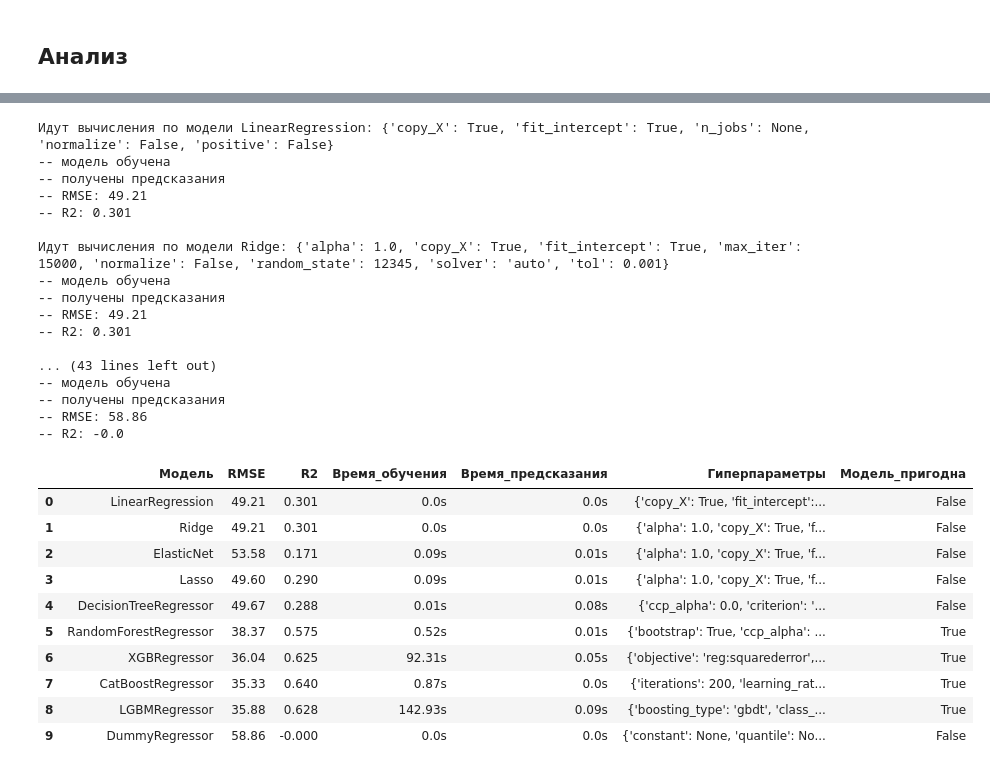
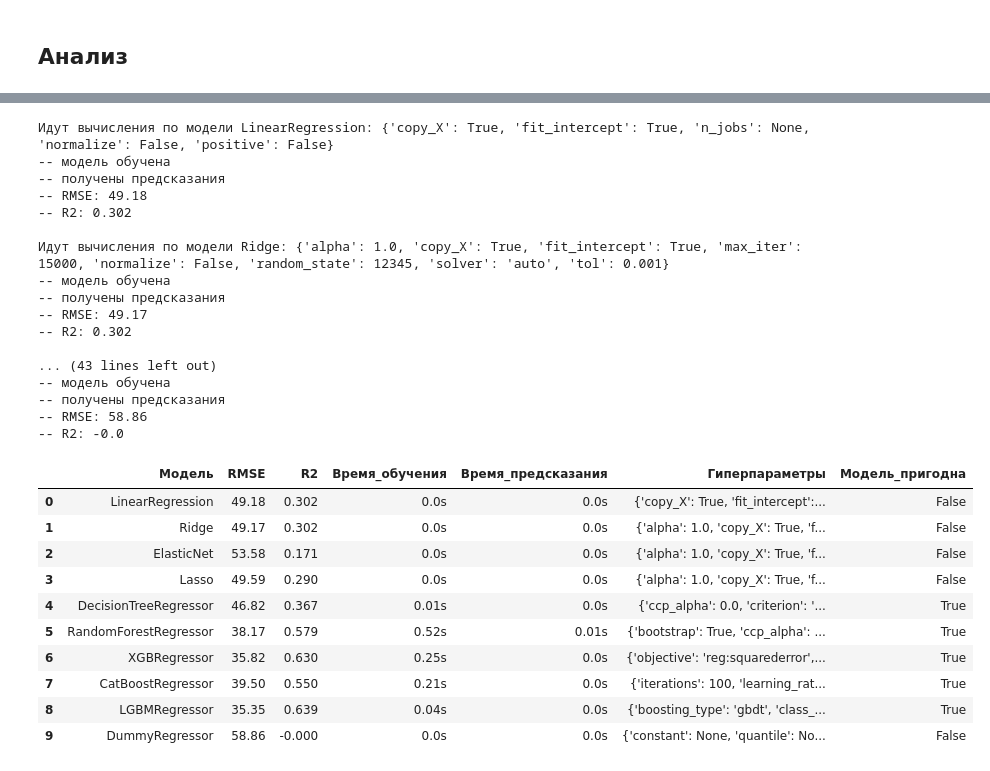
Before and after one commit to Jonzzi/yandex_practicum, a Jupyter notebook: taxi_orders/Yumagulov_Taxi_Orders.ipynb, the cells around one changed output, grey strips where cells are left out. Drawn from its saved outputs; the diff is of its cells as text; code cells hidden in the pictures.

```diff
--- a/taxi_orders/Yumagulov_Taxi_Orders.ipynb
+++ b/taxi_orders/Yumagulov_Taxi_Orders.ipynb
@@ -89,0 +94,5 @@ memory usage: 414.0 KB
+# %%
+data = data.resample('1H').sum()
+data = data.dropna()
+data.info()
+data.plot(figsize=[12,9], title='Значения ресемплированные с интервалом в 1 час', xlabel='Время заказа', ylabel='Количество заказов')
@@ -139,17 +158,19 @@ data.plot(figsize=[12,9], title='Разности временного ряда,
 # %%
-def make_features(data, max_lag, rolling_mean_size):
-    data['hour'] = data.index.hour
-#    data['month'] = data.index.month
-#    data['day'] = data.index.day
-    data['dayofweek'] = data.index.dayofweek
+def make_features(dt, max_lag, rolling_mean_size):
+    dt['hour'] = dt.index.hour
+    dt['month'] = dt.index.month
+    dt['day'] = dt.index.day
+    dt['dayofweek'] = dt.index.dayofweek
     for lag in range(1, max_lag + 1):
-        data['lag_{}'.format(lag)] = data['num_orders'].shift(lag)
-    data['rolling_mean'] = data['num_orders'].shift().rolling(rolling_mean_size).mean()
+        dt['lag_{}'.format(lag)] = dt['num_orders'].shift(lag)
+    dt['rolling_mean'] = dt['num_orders'].shift().rolling(rolling_mean_size).mean()
+    return dt
 
-make_features(data, 1, 24)
+diff_data = make_features(diff_data, ML, RMS)
 # %%
-train, test = train_test_split(data, shuffle=False, test_size=0.1)
+train, test = train_test_split(diff_data, shuffle=False, test_size=0.1)
 train = train.dropna()
+test = test.dropna()
 print('Размерность обучающей выборки:', train.shape)
 print('Размерность тестовой выборки:', test.shape)
 train_features = train.drop(['num_orders'], axis=1)
@@ -181,13 +201,13 @@ Wall time: 71.2 ms
 # %%
 %%time
 
-params = {'depth': [4, 6, 8, 10],
+params = {'depth': [4, 6, 8],
           'learning_rate' : [0.03, 0.1, 0.15],
          'l2_leaf_reg': [1,4,8],
-         'iterations': [100, 200, 300]}
-cbr = CatBoostRegressor(silent=True)
+         'iterations': [100, 200]}
+cbr = CatBoostRegressor(silent=True, grow_policy='Depthwise')
 cbr_model = GridSearchCV(cbr, params, scoring="roc_auc", cv = 3)
-cbr_model.fit(test_features, test_target)
+cbr_model.fit(train_features, train_target)
 
-print("Лучшие параметры для модели CatBoostRegressor определенные GridSearchCV:",cbr_model.best_params_)
+print("Лучшие параметры для модели CatBoostRegressor (Depthwise) определенные GridSearchCV:", cbr_model.best_params_)
 # %% [output]
@@ -199,7 +285,5 @@ Wall time: 6min 7s
 # %%
 %%time
-
-random_state = 12345
 
 models = [LinearRegression(),
           Ridge(random_state=RS, solver='auto', max_iter=15000, fit_intercept=True, normalize=False),
@@ -208,8 +292,8 @@ models = [LinearRegression(),
           DecisionTreeRegressor(random_state=RS, max_depth=6),
           RandomForestRegressor(random_state=RS, n_estimators=80, max_depth=6),
           XGBRegressor(),
-          CatBoostRegressor(loss_function='RMSE', l2_leaf_reg=1, learning_rate=0.03, bootstrap_type='MVS', depth=4, grow_policy='Depthwise', iterations=200, silent=True, random_seed=12345),
-          LGBMRegressor(objective="regression_l2", n_estimators=50),
+          CatBoostRegressor(loss_function='RMSE', l2_leaf_reg=1, learning_rate=0.03, bootstrap_type='MVS', depth=4, grow_policy='Depthwise', iterations=100, silent=True, random_seed=RS),
+          LGBMRegressor(objective="regression_l2", n_estimators=50, random_state=RS),
           DummyRegressor(strategy="median")]
 
 results = []
@@ -231,44 +315,44 @@ for md in models:
     md_r2 = np.round(r2_score(test_target, pred), 3)
     print('-- RMSE:', md_rmse)
     print('-- R2:', md_r2)
     results.append({'Модель': md.__class__.__name__,
                     'RMSE': md_rmse,
                     'R2': md_r2,
                     'Время_обучения': dt1,
                     'Время_предсказания': dt2,
                     'Гиперпараметры': md.get_params(deep=False),
                     'Модель_пригодна': md_rmse<=CRIT_RMSE,
                     'pred': pred})
     print('')
 
 results = pd.DataFrame(results)
 display(results.drop('pred', axis=1))
 # %% [output]
 Идут вычисления по модели LinearRegression: {'copy_X': True, 'fit_intercept': True, 'n_jobs': None, 'normalize': False, 'positive': False}
 -- модель обучена
 -- получены предсказания
--- RMSE: 49.21
--- R2: 0.301
+-- RMSE: 49.18
+-- R2: 0.302
 
 Идут вычисления по модели Ridge: {'alpha': 1.0, 'copy_X': True, 'fit_intercept': True, 'max_iter': 15000, 'normalize': False, 'random_state': 12345, 'solver': 'auto', 'tol': 0.001}
 -- модель обучена
 -- получены предсказания
--- RMSE: 49.21
--- R2: 0.301
+-- RMSE: 49.17
+-- R2: 0.302
 
 ... (43 lines left out)
 -- модель обучена
 -- получены предсказания
 -- RMSE: 58.86
 -- R2: -0.0
 |  | Модель | RMSE | R2 | Время_обучения | Время_предсказания | Гиперпараметры | Модель_пригодна |
-| 0 | LinearRegression | 49.21 | 0.301 | 0.0s | 0.0s | {'copy_X': True, 'fit_intercept':... | False |
-| 1 | Ridge | 49.21 | 0.301 | 0.0s | 0.0s | {'alpha': 1.0, 'copy_X': True, 'f... | False |
-| 2 | ElasticNet | 53.58 | 0.171 | 0.09s | 0.01s | {'alpha': 1.0, 'copy_X': True, 'f... | False |
-| 3 | Lasso | 49.60 | 0.290 | 0.09s | 0.01s | {'alpha': 1.0, 'copy_X': True, 'f... | False |
-| 4 | DecisionTreeRegressor | 49.67 | 0.288 | 0.01s | 0.08s | {'ccp_alpha': 0.0, 'criterion': '... | False |
-| 5 | RandomForestRegressor | 38.37 | 0.575 | 0.52s | 0.01s | {'bootstrap': True, 'ccp_alpha': ... | True |
-| 6 | XGBRegressor | 36.04 | 0.625 | 92.31s | 0.05s | {'objective': 'reg:squarederror',... | True |
-| 7 | CatBoostRegressor | 35.33 | 0.640 | 0.87s | 0.0s | {'iterations': 200, 'learning_rat... | True |
-| 8 | LGBMRegressor | 35.88 | 0.628 | 142.93s | 0.09s | {'boosting_type': 'gbdt', 'class_... | True |
+| 0 | LinearRegression | 49.18 | 0.302 | 0.0s | 0.0s | {'copy_X': True, 'fit_intercept':... | False |
+| 1 | Ridge | 49.17 | 0.302 | 0.0s | 0.0s | {'alpha': 1.0, 'copy_X': True, 'f... | False |
+| 2 | ElasticNet | 53.58 | 0.171 | 0.0s | 0.0s | {'alpha': 1.0, 'copy_X': True, 'f... | False |
+| 3 | Lasso | 49.59 | 0.290 | 0.0s | 0.0s | {'alpha': 1.0, 'copy_X': True, 'f... | False |
+| 4 | DecisionTreeRegressor | 46.82 | 0.367 | 0.01s | 0.0s | {'ccp_alpha': 0.0, 'criterion': '... | True |
+| 5 | RandomForestRegressor | 38.17 | 0.579 | 0.52s | 0.01s | {'bootstrap': True, 'ccp_alpha': ... | True |
+| 6 | XGBRegressor | 35.82 | 0.630 | 0.25s | 0.0s | {'objective': 'reg:squarederror',... | True |
+| 7 | CatBoostRegressor | 39.50 | 0.550 | 0.21s | 0.0s | {'iterations': 100, 'learning_rat... | True |
+| 8 | LGBMRegressor | 35.35 | 0.639 | 0.04s | 0.0s | {'boosting_type': 'gbdt', 'class_... | True |
 | 9 | DummyRegressor | 58.86 | -0.000 | 0.0s | 0.0s | {'constant': None, 'quantile': No... | False |
```
Also changed, not shown: parts of 27 cells of this notebook.
